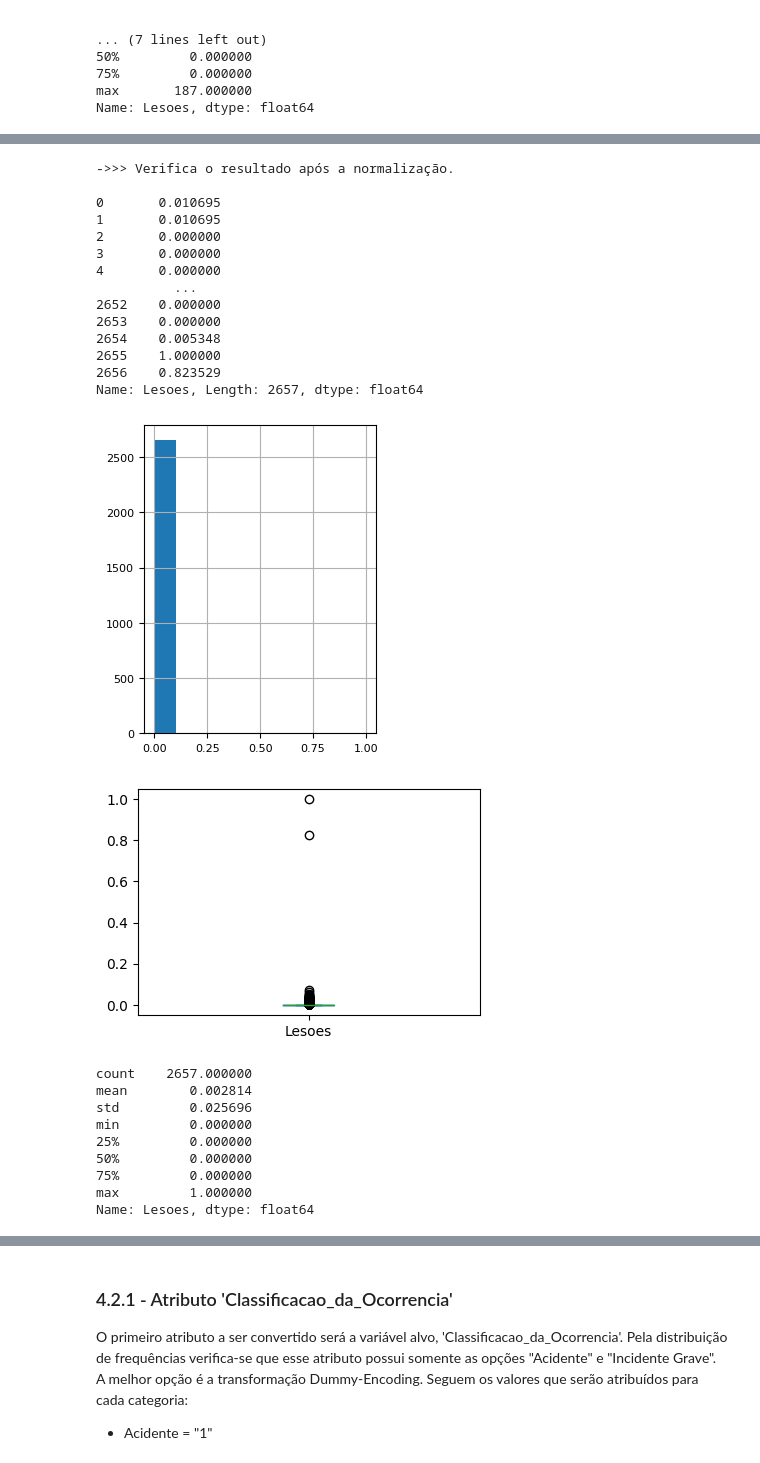
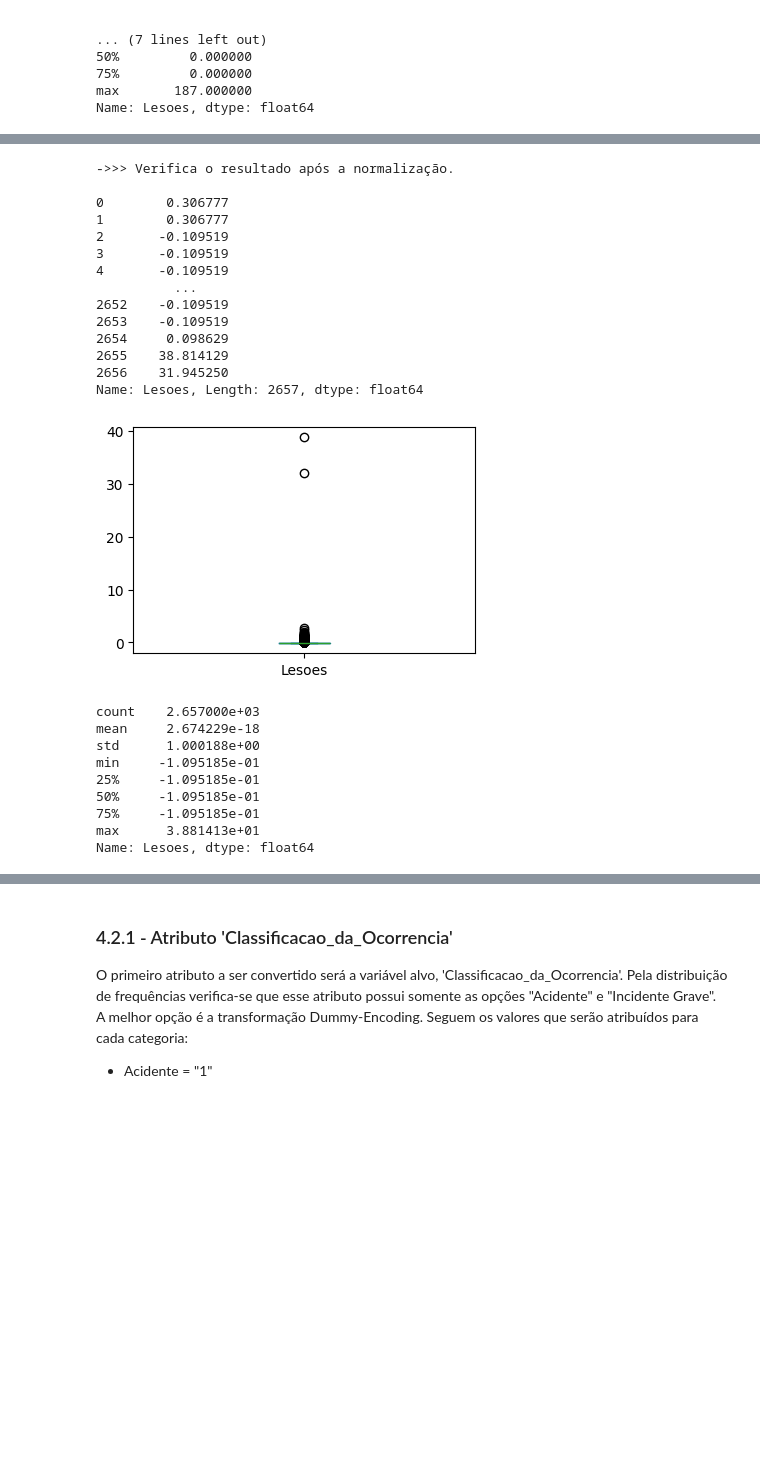
Before and after one commit to ricardorobertson/Analise_de_Dados_e_Boas_Praticas, a Jupyter notebook: MVP_Acidentes_Aéreos.ipynb, the cells around one changed output, grey strips where cells are left out. Saved outputs shown, nothing was run; the diff lists cells and outputs as text; code cells hidden in the pictures; blank space fills up the shorter version.

```diff
--- a/MVP_Acidentes_Aéreos.ipynb
+++ b/MVP_Acidentes_Aéreos.ipynb
@@ -1972,7 +1940,7 @@ Será aplicada a transformação de Normalização para adequar os valores do at
 # 4.2.1 - Atributo 'Lesoes' (continuação)
 
 # Aplica a transformação de Normalização
-scaler = MinMaxScaler()
+scaler = StandardScaler()
 
 df_2['Lesoes'] = scaler.fit_transform(df_2[['Lesoes']])
 
@@ -1981,44 +1949,39 @@ print(df_2['Lesoes'])
 # %% [output]
 ->>> Verifica o resultado após a normalização.
 
-0       0.010695
-1       0.010695
-2       0.000000
-3       0.000000
-4       0.000000
+0        0.306777
+1        0.306777
+2       -0.109519
+3       -0.109519
+4       -0.109519
           ...
-2652    0.000000
-2653    0.000000
-2654    0.005348
-2655    1.000000
-2656    0.823529
+2652    -0.109519
+2653    -0.109519
+2654     0.098629
+2655    38.814129
+2656    31.945250
 Name: Lesoes, Length: 2657, dtype: float64
 # %%
 # 4.2.1 - Atributo 'Lesoes' (continuação)
 
-# Histograma e Boxplot após normalização
-
-# Plota o histograma
-df_2['Lesoes'].hist(figsize = (3,4), xlabelsize=8, ylabelsize=8)
-plt.show()
+# Boxplot após normalização
 
 # Boxplot de 'Lesoes'
 df_2['Lesoes'].plot(kind = 'box', subplots = True, layout = (3,3), sharex = False, sharey = False, figsize = (15,10))
 plt.show()
 
 # Imprime estatísticas do atributo
 print(df_2['Lesoes'].describe())
 # %% [output]
-[figure, old version]
+[figure, new version]
-[figure, removed]
-count    2657.000000
-mean        0.002814
-std         0.025696
-min         0.000000
-25%         0.000000
-50%         0.000000
-75%         0.000000
-max         1.000000
+count    2.657000e+03
+mean     2.674229e-18
+std      1.000188e+00
+min     -1.095185e-01
+25%     -1.095185e-01
+50%     -1.095185e-01
+75%     -1.095185e-01
+max      3.881413e+01
 Name: Lesoes, dtype: float64
 # %% [markdown]
 ## 4.2 - Dados Categóricos
```
Also changed, not shown: parts of 93 cells of this notebook.
